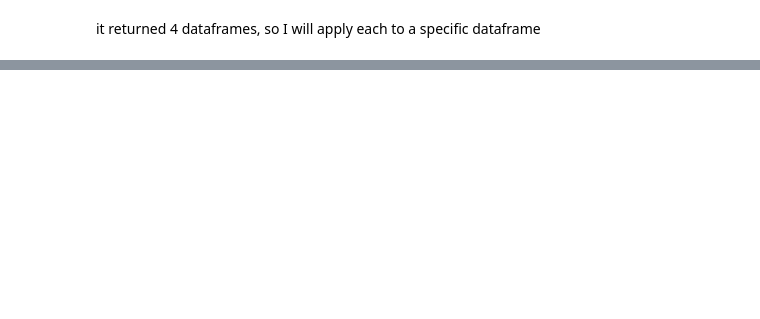
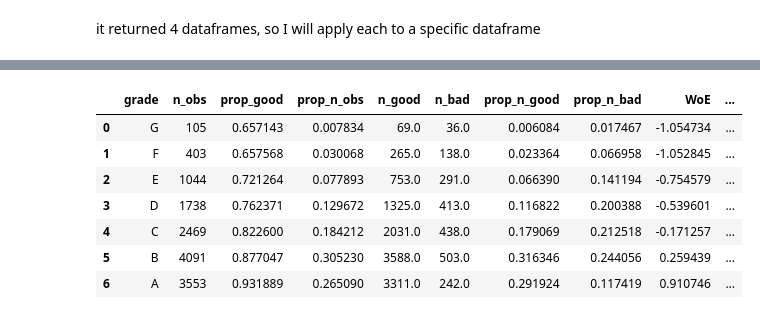
Before and after one commit to andre-cav/Credit-Risk-with-Python, a Jupyter notebook: Credit_Risk_ModellingData.ipynb, the cells around one changed output, grey strips where cells are left out. Cells and saved outputs as stored; diff of their text form; code cells hidden in the pictures; blank space fills up the shorter version.

```diff
--- a/Credit_Risk_ModellingData.ipynb
+++ b/Credit_Risk_ModellingData.ipynb
@@ -418,0 +494,4 @@ df_loan_test_target.shape
+# %%
+df1['n_good'] = df1.prop_good       * df1.n_obs
+df1['n_bad']  = (1 - df1.prop_good) * df1.n_obs
+df1
@@ -418,0 +507,4 @@ df_loan_test_target.shape
+# %%
+df1['prop_n_good'] = df1['n_good'] / df1['n_good'].sum()
+df1['prop_n_bad']  = df1['n_bad']  / df1['n_bad'].sum()
+df1
@@ -418,0 +524,3 @@ df_loan_test_target.shape
+# %%
+df1['WoE'] = np.log( df1.prop_n_good / df1.prop_n_bad )
+df1
@@ -418,0 +536,4 @@ df_loan_test_target.shape
+# %%
+df1 = df1.sort_values(['WoE'])
+df1 = df1.reset_index(drop = True)
+df1
@@ -418,0 +549,13 @@ df_loan_test_target.shape
+# %%
+df1['diff_prop_good'] = df1['prop_good'].diff().abs()
+df1['diff_WoE'] = df1['WoE'].diff().abs()
+df1
+# %% [output]
+|  | grade | n_obs | prop_good | prop_n_obs | n_good | n_bad | prop_n_good | prop_n_bad | WoE | ... |
+| 0 | G | 105 | 0.657143 | 0.007834 | 69.0 | 36.0 | 0.006084 | 0.017467 | -1.054734 | ... |
+| 1 | F | 403 | 0.657568 | 0.030068 | 265.0 | 138.0 | 0.023364 | 0.066958 | -1.052845 | ... |
+| 2 | E | 1044 | 0.721264 | 0.077893 | 753.0 | 291.0 | 0.066390 | 0.141194 | -0.754579 | ... |
+| 3 | D | 1738 | 0.762371 | 0.129672 | 1325.0 | 413.0 | 0.116822 | 0.200388 | -0.539601 | ... |
+| 4 | C | 2469 | 0.822600 | 0.184212 | 2031.0 | 438.0 | 0.179069 | 0.212518 | -0.171257 | ... |
+| 5 | B | 4091 | 0.877047 | 0.305230 | 3588.0 | 503.0 | 0.316346 | 0.244056 | 0.259439 | ... |
+| 6 | A | 3553 | 0.931889 | 0.265090 | 3311.0 | 242.0 | 0.291924 | 0.117419 | 0.910746 | ... |
```
Also changed, not shown: parts of 25 cells of this notebook.
